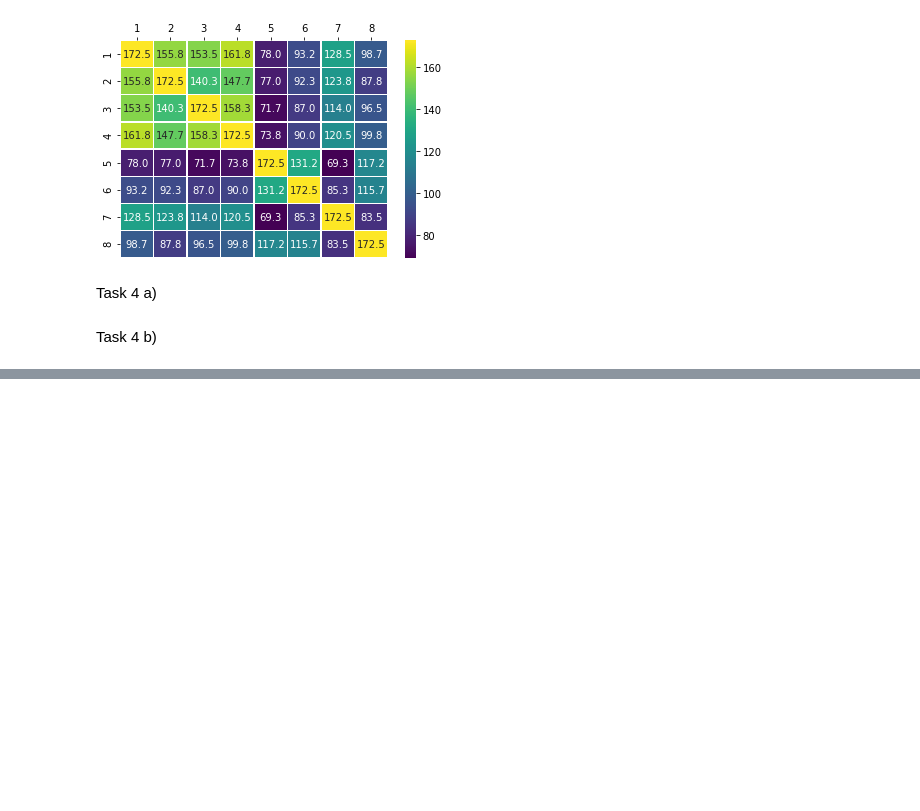
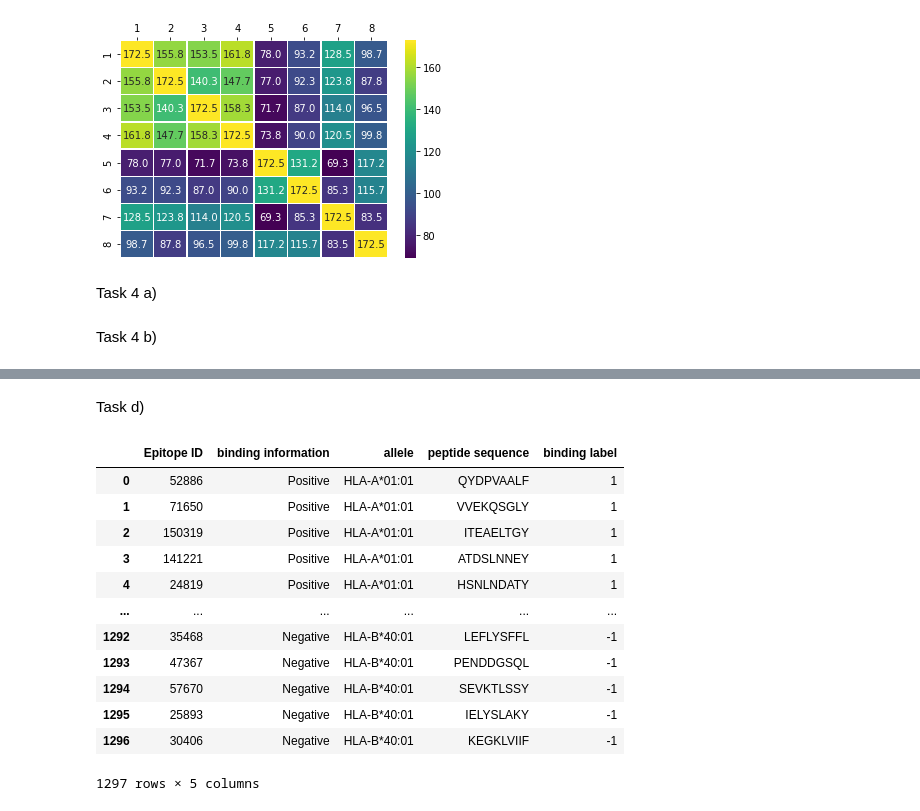
Before and after one commit to mdittschar/MDS, a Jupyter notebook: MDS_Assignment02_Auckenthaler_Dittschar.ipynb, the cells around one changed output, grey strips where cells are left out. Saved outputs shown, nothing was run; the diff lists cells and outputs as text; code cells hidden in the pictures; blank space fills up the shorter version.

Commit message:
finished task 4b)

```diff
--- a/MDS_Assignment02_Auckenthaler_Dittschar.ipynb
+++ b/MDS_Assignment02_Auckenthaler_Dittschar.ipynb
@@ -80,0 +78,3 @@ mt_svm = svm.SVC(kernel=multitask)
+# %%
+binding_data= pd.read_csv('BindingData.csv', delimiter=',')
+binding_data_Y= binding_data[' binding label']
@@ -80,0 +179,18 @@ mt_svm = svm.SVC(kernel=multitask)
+# %% [markdown]
+Task d)
+# %%
+binding_data
+# %% [output]
+|  | Epitope ID | binding information | allele | peptide sequence | binding label |
+| 0 | 52886 | Positive | HLA-A*01:01 | QYDPVAALF | 1 |
+| 1 | 71650 | Positive | HLA-A*01:01 | VVEKQSGLY | 1 |
+| 2 | 150319 | Positive | HLA-A*01:01 | ITEAELTGY | 1 |
+| 3 | 141221 | Positive | HLA-A*01:01 | ATDSLNNEY | 1 |
+| 4 | 24819 | Positive | HLA-A*01:01 | HSNLNDATY | 1 |
+| ... | ... | ... | ... | ... | ... |
+| 1292 | 35468 | Negative | HLA-B*40:01 | LEFLYSFFL | -1 |
+| 1293 | 47367 | Negative | HLA-B*40:01 | PENDDGSQL | -1 |
+| 1294 | 57670 | Negative | HLA-B*40:01 | SEVKTLSSY | -1 |
+| 1295 | 25893 | Negative | HLA-B*40:01 | IELYSLAKY | -1 |
+| 1296 | 30406 | Negative | HLA-B*40:01 | KEGKLVIIF | -1 |
+1297 rows × 5 columns
```
Also changed, not shown: parts of 15 cells of this notebook.
